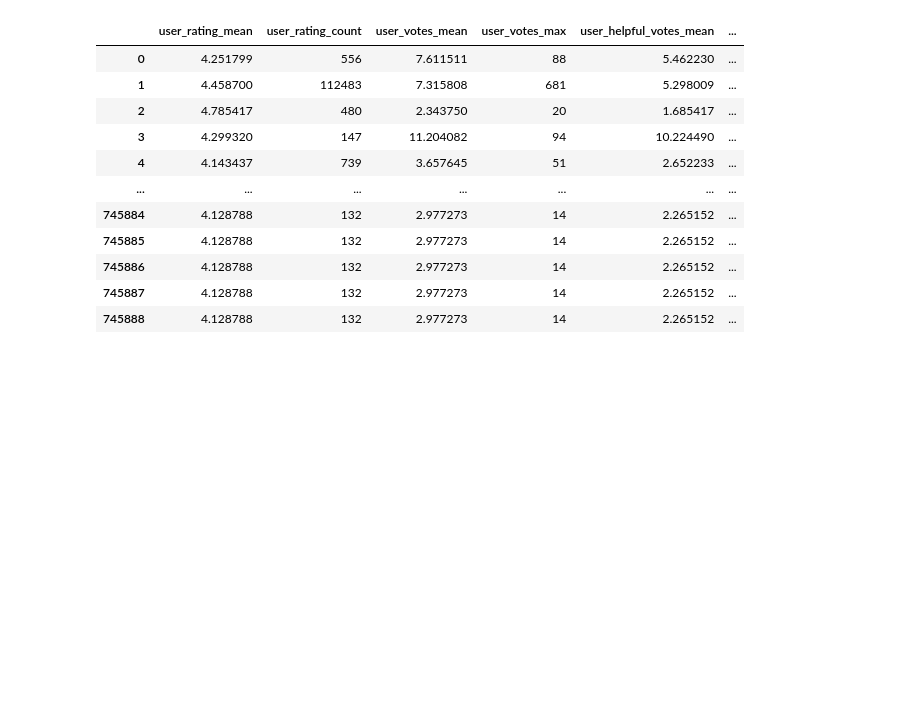
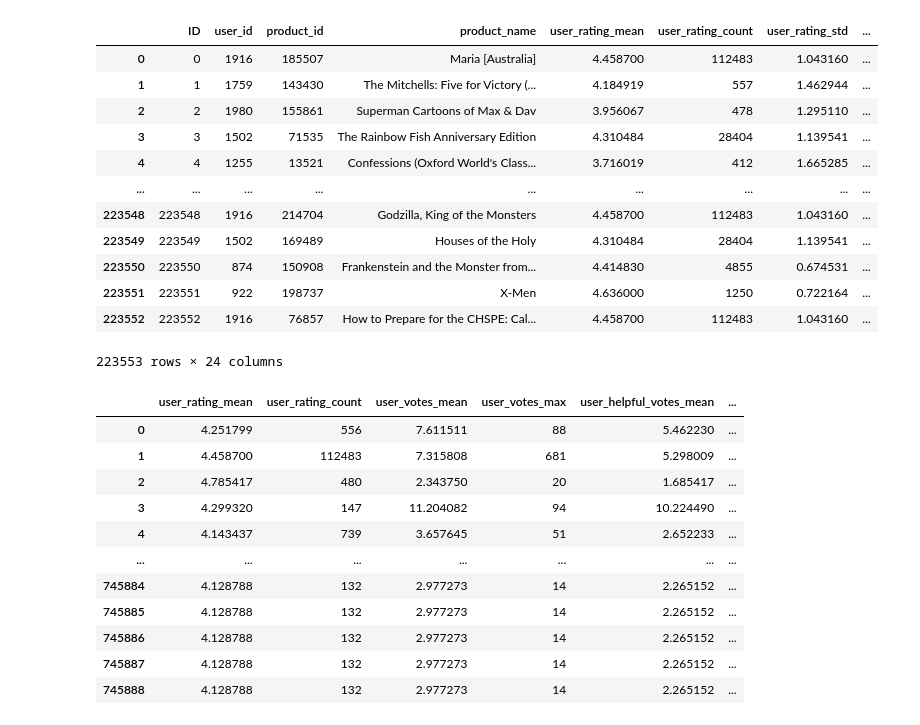
Before and after one commit to zhiqiang00/game, a Jupyter notebook: ITI5212_Rec_Sys_2024/data_process.ipynb, the cells around one changed output. Saved outputs shown, nothing was run; the diff lists cells and outputs as text; code cells hidden in the pictures; blank space fills up the shorter version.

```diff
--- a/ITI5212_Rec_Sys_2024/data_process.ipynb
+++ b/ITI5212_Rec_Sys_2024/data_process.ipynb
@@ -44,0 +35,14 @@ test_data.to_csv('./data/test_processed.csv')
+# %%
+
+# 计算产品特征
+product_features = train_data.groupby('product_id').agg({
+    'rating': ['mean', 'count', 'std', 'var'],
+    'votes': ['mean', 'max'],
+    'helpful_votes': ['mean', 'max']
+}).reset_index()
+product_features.columns = ['product_id', 'product_rating_mean', 'product_rating_count', 'product_rating_std', 'product_rating_var',
+                            'product_votes_mean', 'product_votes_max',
+                            'product_helpful_votes_mean', 'product_helpful_votes_max']
+product_features['product_votes_helpful_rate'] = product_features['product_helpful_votes_mean'] / product_features['product_votes_mean']
+product_features['product_helpful_rating'] = product_features['product_votes_helpful_rate'] * product_features['product_rating_mean']
+product_features.head()
@@ -45,3 +56,30 @@ test_data.to_csv('./data/test_processed.csv')
+# %%
+# 生成用户和产品特征
+train_data = train_data.merge(user_features, on='user_id').merge(product_features, on='product_id')
+test_data = test_data.merge(user_features, on='user_id', how='left').merge(product_features, on='product_id', how='left')
+
+# 填充缺失值
+train_data.fillna(0, inplace=True)
+test_data.fillna(0, inplace=True)  # 或者使用其他合适的填充方法
+
+# 保存训练测试数据
+train_data.to_csv('./data/train_processed.csv')
+test_data.to_csv('./data/test_processed.csv')
+test_data
+# %% [output]
+|  | ID | user_id | product_id | product_name | user_rating_mean | user_rating_count | user_rating_std | ... |
+| 0 | 0 | 1916 | 185507 | Maria [Australia] | 4.458700 | 112483 | 1.043160 | ... |
+| 1 | 1 | 1759 | 143430 | The Mitchells: Five for Victory (... | 4.184919 | 557 | 1.462944 | ... |
+| 2 | 2 | 1980 | 155861 | Superman Cartoons of Max & Dav | 3.956067 | 478 | 1.295110 | ... |
+| 3 | 3 | 1502 | 71535 | The Rainbow Fish Anniversary Edition | 4.310484 | 28404 | 1.139541 | ... |
+| 4 | 4 | 1255 | 13521 | Confessions (Oxford World's Class... | 3.716019 | 412 | 1.665285 | ... |
+| ... | ... | ... | ... | ... | ... | ... | ... | ... |
+| 223548 | 223548 | 1916 | 214704 | Godzilla, King of the Monsters | 4.458700 | 112483 | 1.043160 | ... |
+| 223549 | 223549 | 1502 | 169489 | Houses of the Holy | 4.310484 | 28404 | 1.139541 | ... |
+| 223550 | 223550 | 874 | 150908 | Frankenstein and the Monster from... | 4.414830 | 4855 | 0.674531 | ... |
+| 223551 | 223551 | 922 | 198737 | X-Men | 4.636000 | 1250 | 0.722164 | ... |
+| 223552 | 223552 | 1916 | 76857 | How to Prepare for the CHSPE: Cal... | 4.458700 | 112483 | 1.043160 | ... |
+223553 rows × 24 columns
 # %%
 # 定义特征和目标变量
 features = ['user_rating_mean', 'user_rating_count', 'user_votes_mean', 'user_votes_max', 'user_helpful_votes_mean', 'user_helpful_votes_max'] \
```
Also changed, not shown: parts of 7 cells of this notebook, 59 other files.
